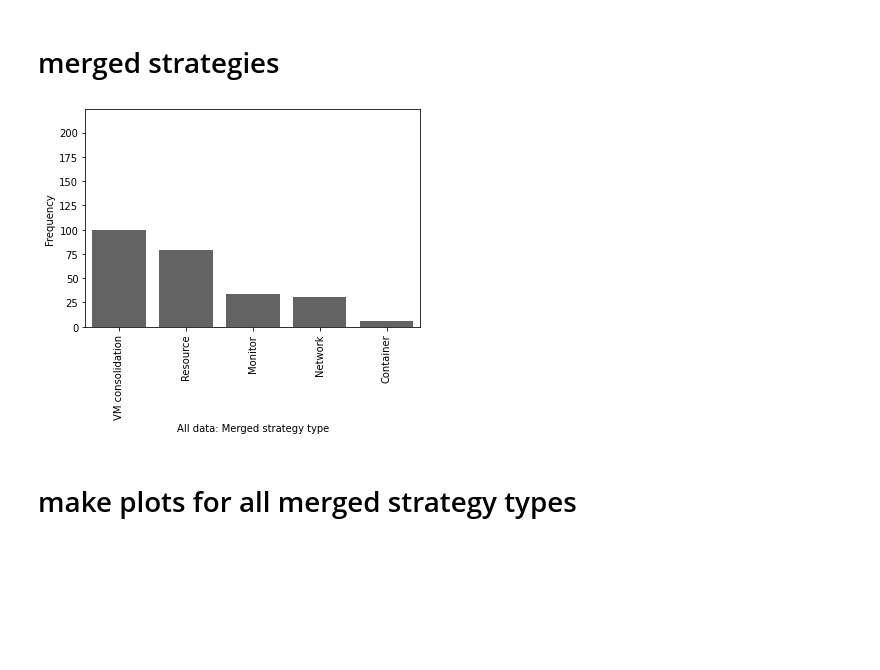
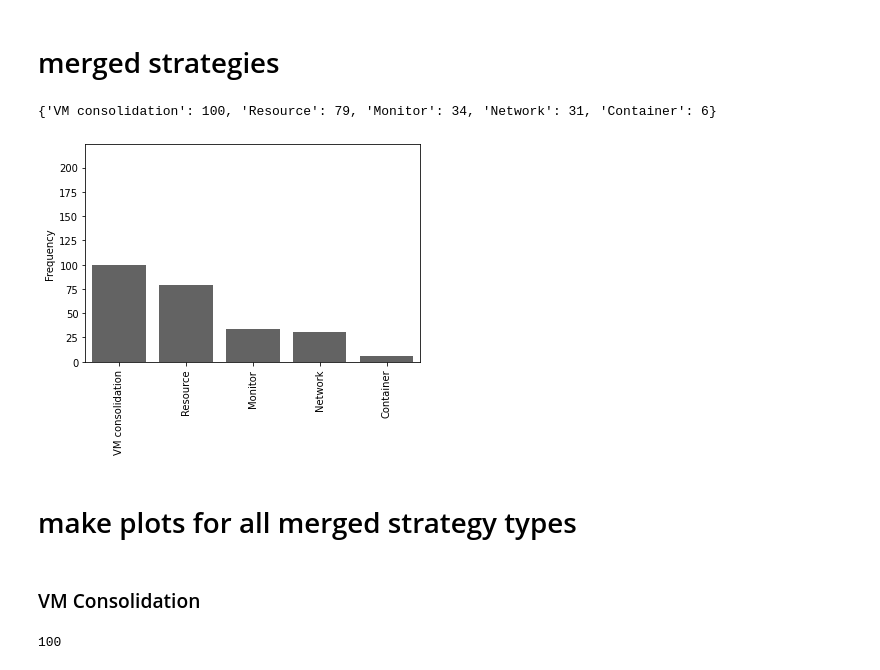
Before and after one commit to so-vos/SLR, a Jupyter notebook: Phase 3: Analysis & Visualization/dataviz.ipynb, the cells around one changed output. Saved outputs shown, nothing was run; the diff lists cells and outputs as text; code cells hidden in the pictures; blank space fills up the shorter version.

Commit message:
added variable scale

```diff
--- a/Phase 3: Analysis & Visualization/dataviz.ipynb
+++ b/Phase 3: Analysis & Visualization/dataviz.ipynb
@@ -44,7 +44,7 @@ def prepare_labels(df_input, category):
 # takes as input a dictionary (labels + frequency) and the category name
 # then a histogram is constructed and saved as a png
 
-def make_hist(dict_labels, category_name):
+def make_hist(dict_labels, category_name, scale):
 
     # make dataframe
     df_labels = pd.DataFrame(list(dict_labels.items()))
@@ -53,10 +53,9 @@ def make_hist(dict_labels, category_name):
     # sort frequency descending
     df_labels = df_labels.sort_values(['Frequency'],ascending=False).reset_index(drop=True)
 
-    # rotate label names on x-axis
-    plt.xticks(rotation=90)
-
     # plot
     ax = sns.barplot(x=category_name, y="Frequency", data=df_labels, color="#636363")
-    plt.ylim(0, 224)
+    ax.set(ylim=(0, scale))
+    plt.xticks(rotation=90) # rotate label names on x-axis
+    plt.xlabel("") # delete x label
     plt.savefig("figures/" + category_name +".png",bbox_inches='tight')
@@ -178,0 +64,3 @@ plot_all(data, "All data")
+# %%
+df_name = "All data"
+scale = len(data.index)
@@ -179,15 +220,32 @@ plot_all(data, "All data")
 # %% [markdown]
 # merged strategies
 # %%
+### MERGED STRATEGY TYPE
+
 # prepare data
 category = 'strategy'
 df_labels, list_labels, n_labels = prepare_labels(data,category)
+
 # count frequencies
 dict_labels = ({'VM consolidation':list_labels.count('VM_consolidation'), 'Resource':list_labels.count('resource_management'), 'Monitor':list_labels.count('predict')+list_labels.count('model')+list_labels.count('measure'), 'Network':list_labels.count('network_optimization'), 'Container':list_labels.count('containerization')})
+print(dict_labels)
+
 # plot
 category_name = "All data: Merged strategy type"
-make_hist(dict_labels, category_name)
+make_hist(dict_labels, category_name, scale)
 # %% [output]
+{'VM consolidation': 100, 'Resource': 79, 'Monitor': 34, 'Network': 31, 'Container': 6}
-[figure, old version]
+[figure, new version]
 # %% [markdown]
 # make plots for all merged strategy types
+# %% [markdown]
+### VM Consolidation
+# %%
+# VM CONSOLIDATION
+
+df_vm = data[data['strategy'].str.contains("VM_consolidation")]
+df_name = "Strategy = VM consolidation"
+scale = len(df_vm.index)
+print(scale)
+# %% [output]
+100
```
Also changed, not shown: parts of 65 cells of this notebook.
